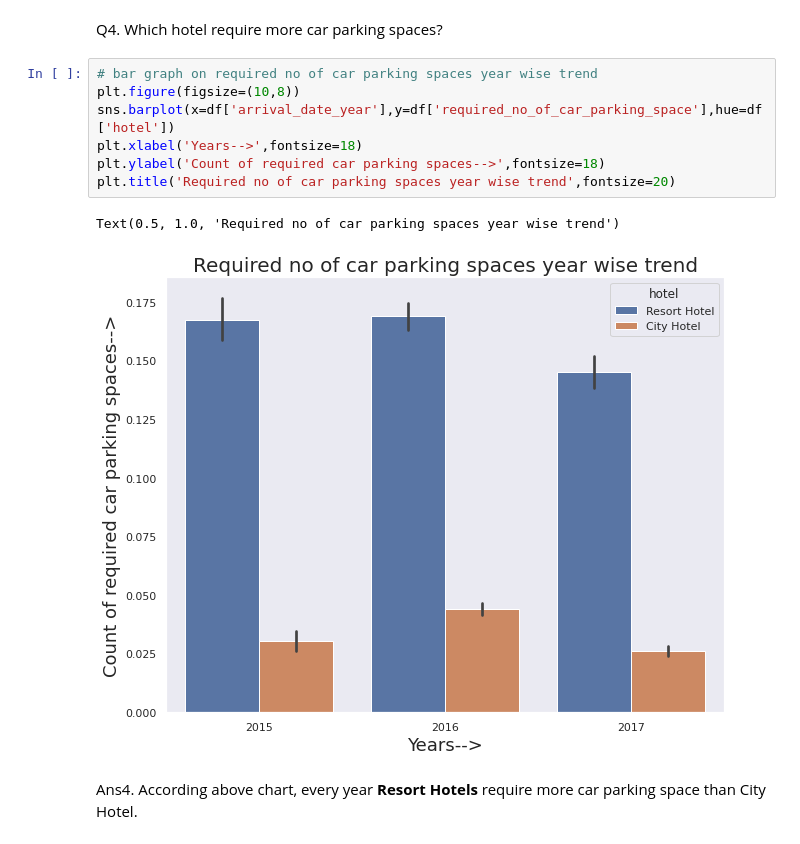
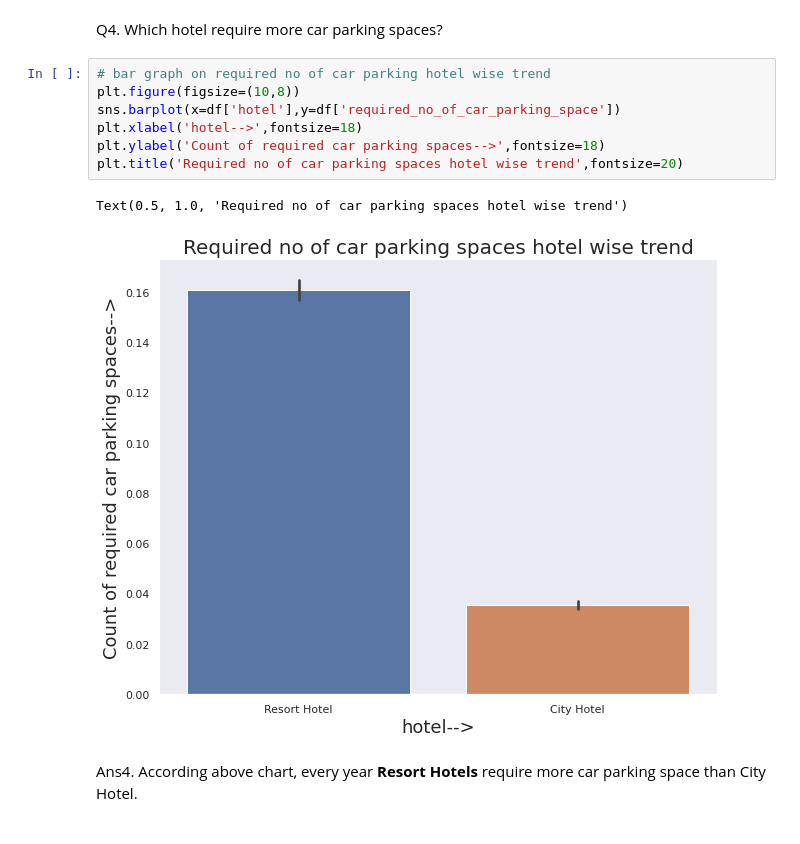
Before and after one commit to niteshavagabond/Hotel-Booking-analysis, a Jupyter notebook: Hotel_Booking_Analysis_Capstone_Project.ipynb, the cells around one changed output. Drawn from its saved outputs; the diff is of its cells as text.

```diff
--- a/Hotel_Booking_Analysis_Capstone_Project.ipynb
+++ b/Hotel_Booking_Analysis_Capstone_Project.ipynb
@@ -397,15 +396,15 @@ Ans3. On the basis of above chart, people prefer to stay in City Hotels for shor
 # %% [markdown]
 Q4. Which hotel require more car parking spaces?
 # %%
-# bar graph on required no of car parking spaces year wise trend
+# bar graph on required no of car parking hotel wise trend
 plt.figure(figsize=(10,8))
-sns.barplot(x=df['arrival_date_year'],y=df['required_no_of_car_parking_space'],hue=df['hotel'])
-plt.xlabel('Years-->',fontsize=18)
+sns.barplot(x=df['hotel'],y=df['required_no_of_car_parking_space'])
+plt.xlabel('hotel-->',fontsize=18)
 plt.ylabel('Count of required car parking spaces-->',fontsize=18)
-plt.title('Required no of car parking spaces year wise trend',fontsize=20)
+plt.title('Required no of car parking spaces hotel wise trend',fontsize=20)
 # %% [output]
-Text(0.5, 1.0, 'Required no of car parking spaces year wise trend')
+Text(0.5, 1.0, 'Required no of car parking spaces hotel wise trend')
-[figure, old version]
+[figure, new version]
 # %% [markdown]
 Ans4. According above chart, every year **Resort Hotels** require more car parking space than City Hotel.
 # %% [markdown]
```
Also changed, not shown: parts of 3 cells of this notebook.
